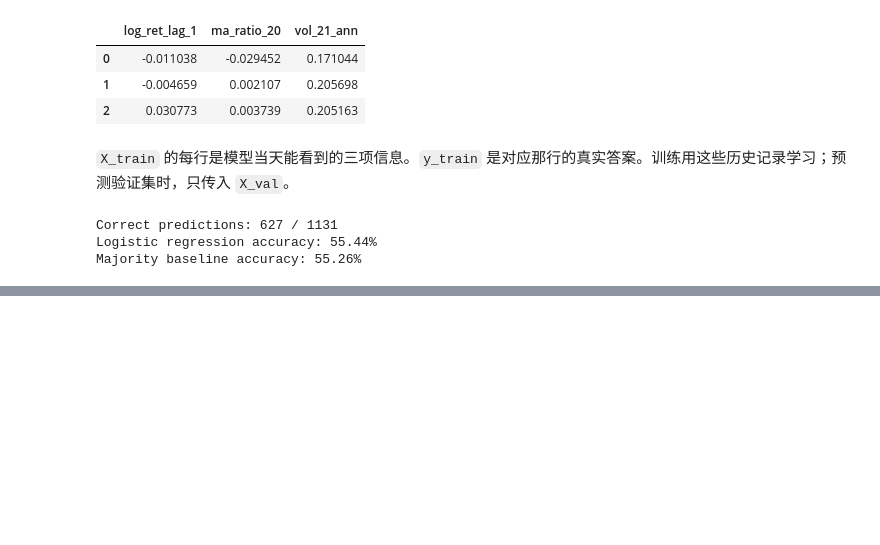
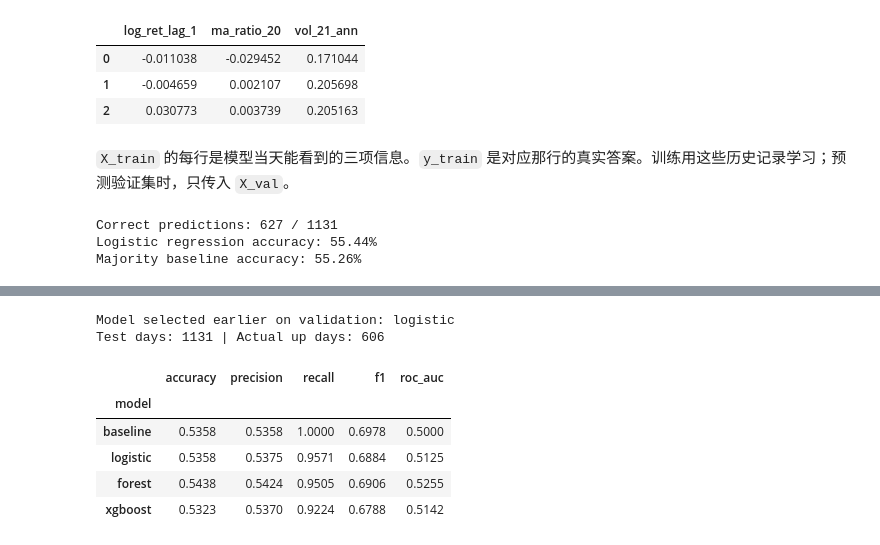
Before and after one commit to Franking502/sp500-multitask, a Jupyter notebook: src/2_RiseFallForecast/rise_fall_forecast.ipynb, the cells around one changed output, grey strips where cells are left out. Saved outputs shown, nothing was run; the diff lists cells and outputs as text; code cells hidden in the pictures; blank space fills up the shorter version.

```diff
--- a/src/2_RiseFallForecast/rise_fall_forecast.ipynb
+++ b/src/2_RiseFallForecast/rise_fall_forecast.ipynb
@@ -124,0 +287,27 @@ Majority baseline accuracy: 55.26%
+# %%
+test_rows = []
+for name in test_predictions:
+    predicted = test_predictions[name]
+    test_rows.append({
+        'model': name,
+        'accuracy': accuracy_score(y_test, predicted),
+        'precision': precision_score(y_test, predicted, zero_division=0),
+        'recall': recall_score(y_test, predicted, zero_division=0),
+        'f1': f1_score(y_test, predicted, zero_division=0),
+        'roc_auc': roc_auc_score(y_test, test_probabilities[name]),
+    })
+
+test_metrics = pd.DataFrame(test_rows).set_index('model')
+test_metrics.to_csv(report_dir / 'metrics/test_metrics.csv')
+print('Model selected earlier on validation:', best_name)
+print('Test days:', len(y_test), '| Actual up days:', y_test.sum())
+test_metrics.round(4)
+# %% [output]
+Model selected earlier on validation: logistic
+Test days: 1131 | Actual up days: 606
+|  | accuracy | precision | recall | f1 | roc_auc |
+| model |  |  |  |  |  |
+| baseline | 0.5358 | 0.5358 | 1.0000 | 0.6978 | 0.5000 |
+| logistic | 0.5358 | 0.5375 | 0.9571 | 0.6884 | 0.5125 |
+| forest | 0.5438 | 0.5424 | 0.9505 | 0.6906 | 0.5255 |
+| xgboost | 0.5323 | 0.5370 | 0.9224 | 0.6788 | 0.5142 |
```
Also changed, not shown: parts of 19 cells of this notebook, 16 other files.
